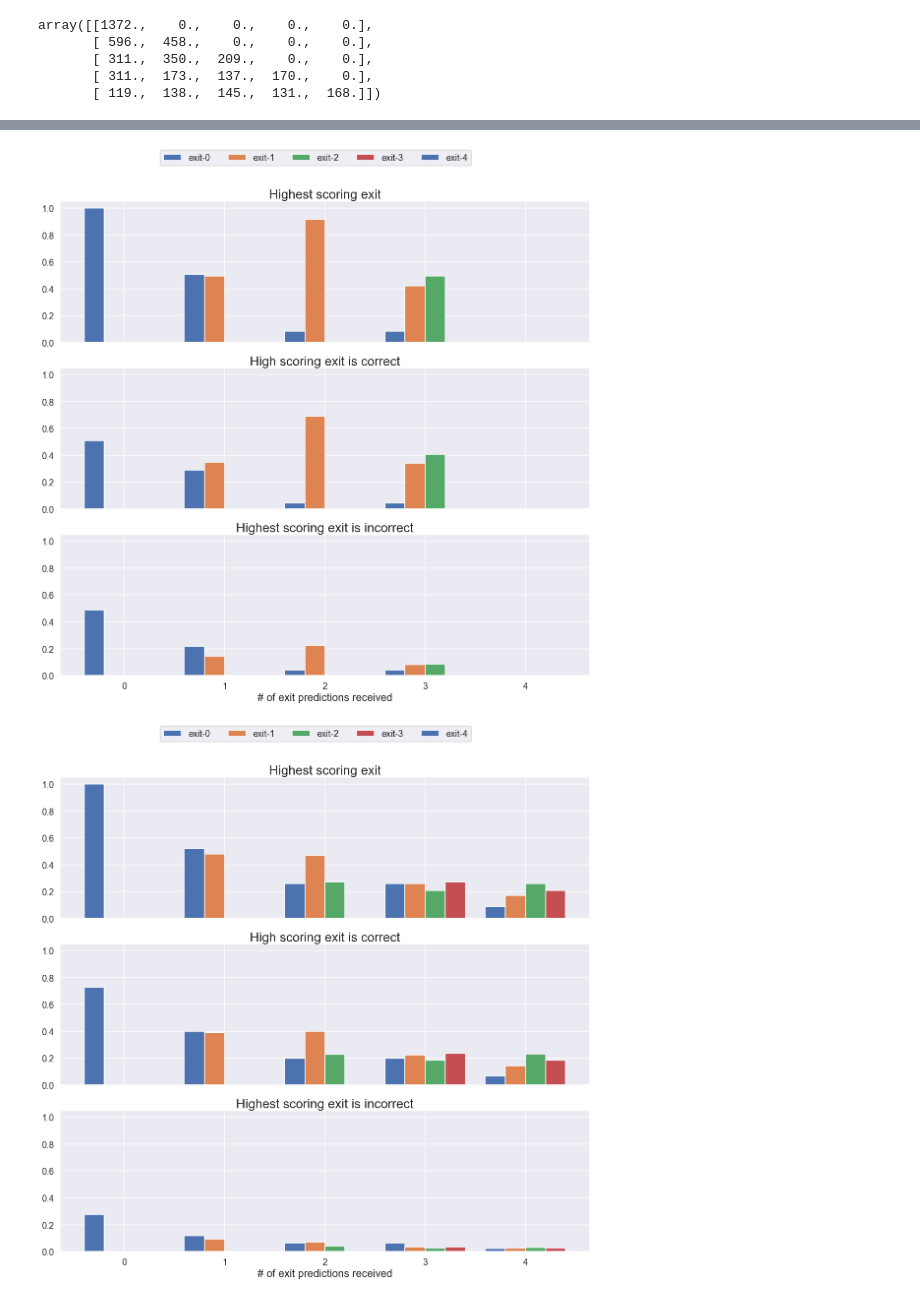
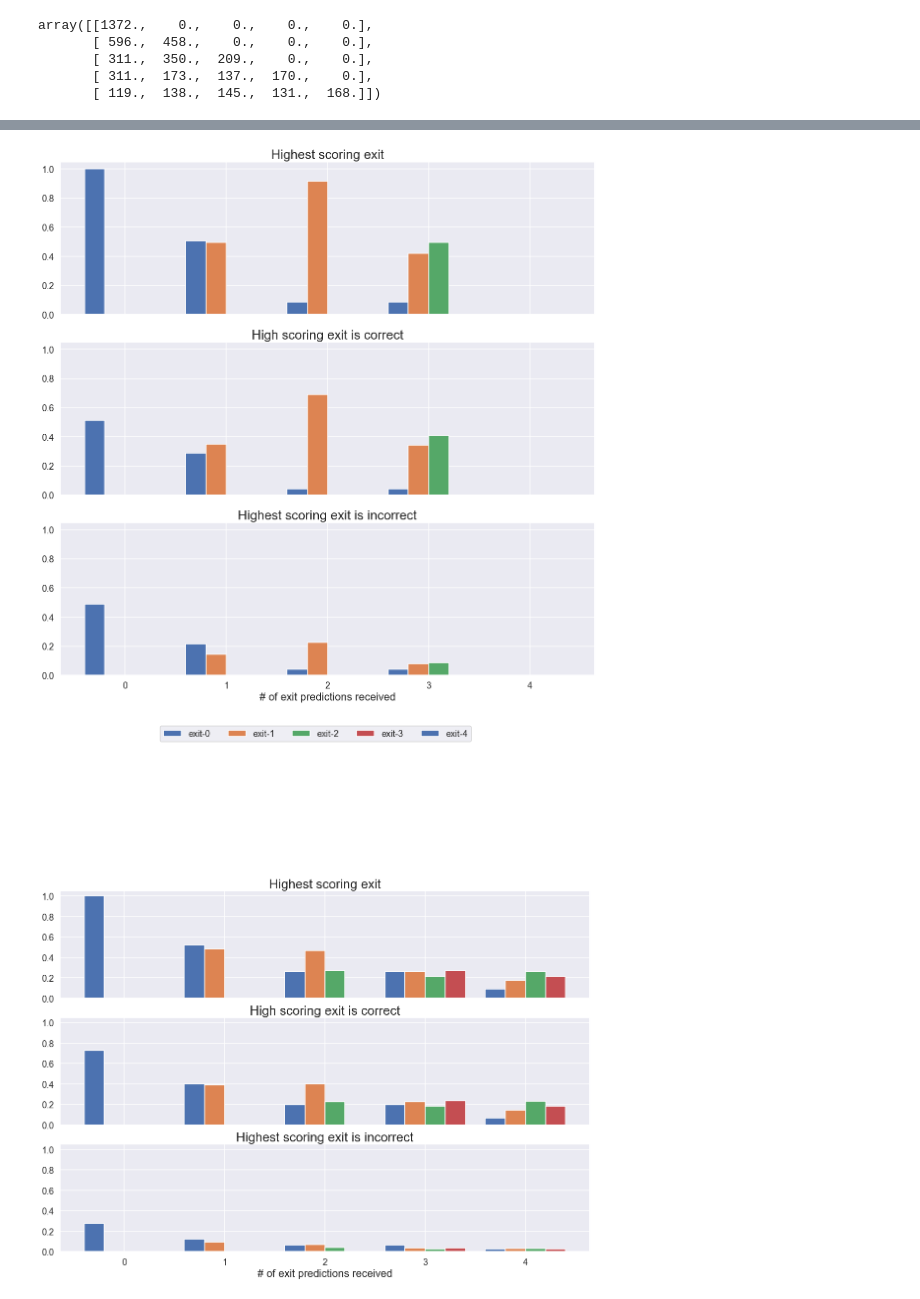
Before and after one commit to AlexKarlsen/thesis-src, a Jupyter notebook: DDNN/edge_test/correctness and scoring.ipynb, the cells around one changed output, grey strips where cells are left out. Cells and saved outputs as stored; diff of their text form; code cells hidden in the pictures.

```diff
--- a/DDNN/edge_test/correctness and scoring.ipynb
+++ b/DDNN/edge_test/correctness and scoring.ipynb
@@ -189,6 +189,12 @@ array([[1372.,    0.,    0.,    0.,    0.],
        [ 311.,  350.,  209.,    0.,    0.],
        [ 311.,  173.,  137.,  170.,    0.],
        [ 119.,  138.,  145.,  131.,  168.]])
+# %%
+def export_legend(legend, filename="legend.png"):
+    fig  = legend.figure
+    fig.canvas.draw()
+    bbox  = legend.get_window_extent().transformed(fig.dpi_scale_trans.inverted())
+    fig.savefig(filename, dpi="figure", bbox_inches=bbox.expanded(1.05,1.4))
 # %%
 for net in nets:
     fig, axes = plt.subplots(3,1, sharex=True, sharey=True, figsize=(16,16))
@@ -210,8 +216,12 @@ for net in nets:
         ax.label_outer()
         #ax.set_xticklabels(label for label in nets[net])
 
-    fig.legend(['exit-{}'.format(x) for x in range(n_exits)], ncol=n_exits, loc="upper center", fontsize='medium')
+
     fig.tight_layout()
-    fig.subplots_adjust(top=0.90)
+
     plt.savefig(net + '_correctness.png')
+fig.subplots_adjust(top=0.70)
+legend = fig.legend(['exit-{}'.format(x) for x in range(n_exits)], ncol=n_exits, loc="upper center", fontsize='medium')
+
+export_legend(legend, filename='exit0-4_legend.png')
 # %% [output]
@@ -219,2 +229,2 @@ for net in nets:
-[figure, old version]
+[figure, new version]
-[figure, old version]
+[figure, new version]
```
Also changed, not shown: parts of 3 cells of this notebook, 21 other files.
